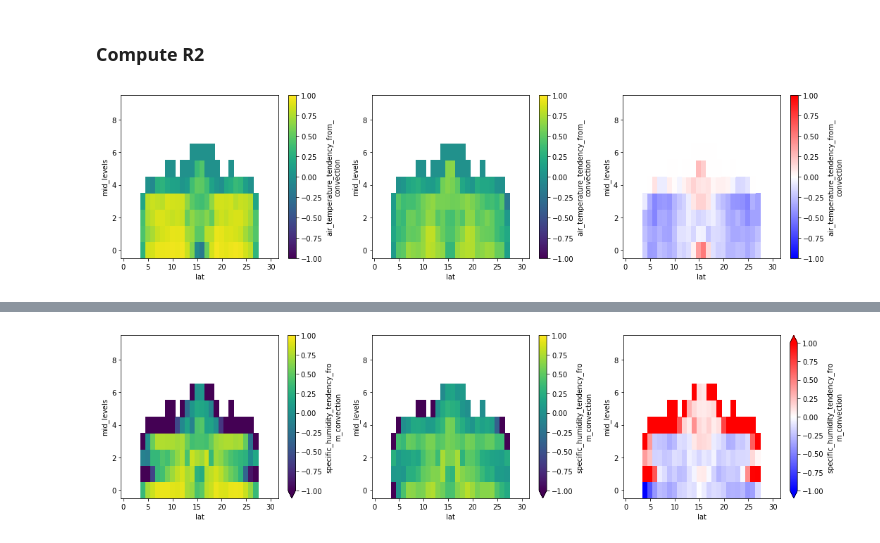
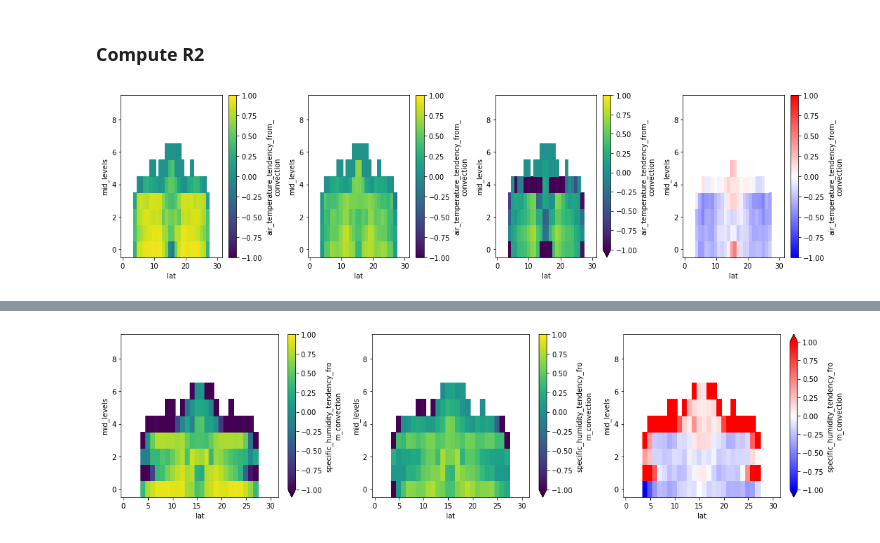
Before and after one commit to raspstephan/CliMT-ML, a Jupyter notebook: 2.0-Train-ML-models.ipynb, the cells around one changed output, grey strips where cells are left out. Drawn from its saved outputs; the diff is of its cells as text; code cells hidden in the pictures.

```diff
--- a/2.0-Train-ML-models.ipynb
+++ b/2.0-Train-ML-models.ipynb
@@ -221,6 +280,6 @@ with open('rf1.pkl', 'wb') as f:
 with open('rf1.pkl', 'rb') as f:
     rf = pickle.load(f)
 # %%
-nn = keras.models.load_model('./nn1.h5')
+nn2 = keras.models.load_model('./nn2.h5')
 # %% [output]
 WARNING: Logging before flag parsing goes to stderr.
@@ -268,9 +327,13 @@ rf_preds = split_predictions(rf.predict(X_valid))
+# %%
+lr_preds = split_predictions(lr.predict(X_valid))
 # %%
 truth = split_predictions(Y_valid)
 # %%
 nn_error = nn_preds - truth
 # %%
 rf_error = rf_preds - truth
+# %%
+lr_error = lr_preds - truth
 # %% [markdown]
 ### Plots
 # %%
@@ -313,14 +376,17 @@ nn_sse = (nn_error**2).mean(('time', 'lon'))
 nn_r2 = 1-(nn_sse/tvar)
 rf_sse = (rf_error**2).mean(('time', 'lon'))
 rf_r2 = 1-(rf_sse/tvar)
+lr_sse = (lr_error**2).mean(('time', 'lon'))
+lr_r2 = 1-(lr_sse/tvar)
 # %%
 mask = ((tvar['air_temperature_tendency_from_convection']/tvar['air_temperature_tendency_from_convection'].mean()) > 0.005)
 # %%
 var = 'air_temperature_tendency_from_convection'
-fig, (ax1, ax2, ax3) = plt.subplots(1, 3, figsize=(15, 4))
+fig, (ax1, ax2, ax3, ax4) = plt.subplots(1, 4, figsize=(15, 4))
 (nn_r2[var]*mask).plot(vmin=-1, vmax=1, ax=ax1)
 (rf_r2[var]*mask).plot(vmin=-1, vmax=1, ax=ax2)
-((rf_r2-nn_r2)[var]*mask).plot(vmin=-1, vmax=1, ax=ax3, cmap='bwr')
+(lr_r2[var]*mask).plot(vmin=-1, vmax=1, ax=ax3)
+((rf_r2-nn_r2)[var]*mask).plot(vmin=-1, vmax=1, ax=ax4, cmap='bwr')
 plt.tight_layout()
 # %% [output]
-[figure, old version]
+[figure, new version]
```
Also changed, not shown: parts of 13 cells of this notebook, 2 other files.
